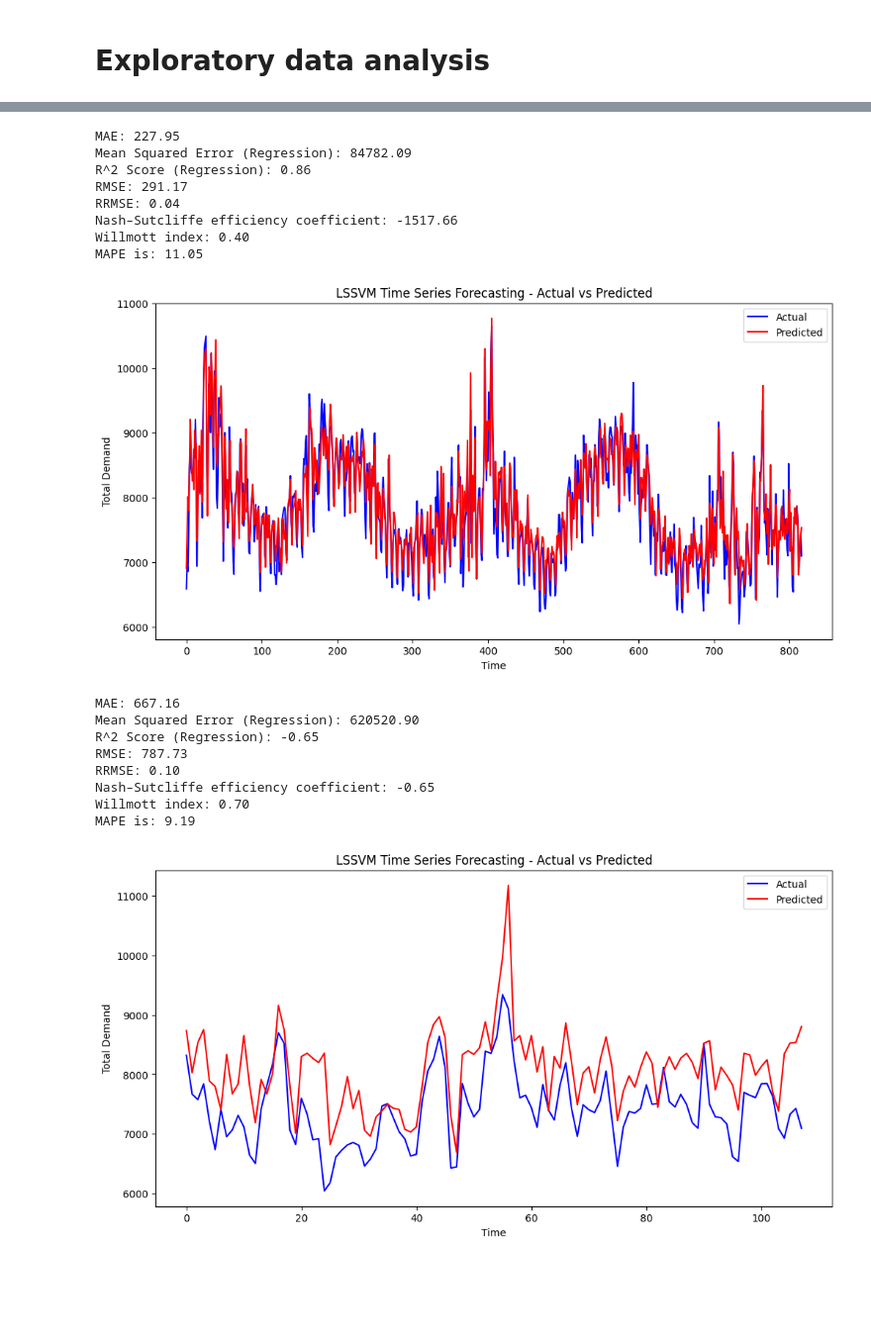
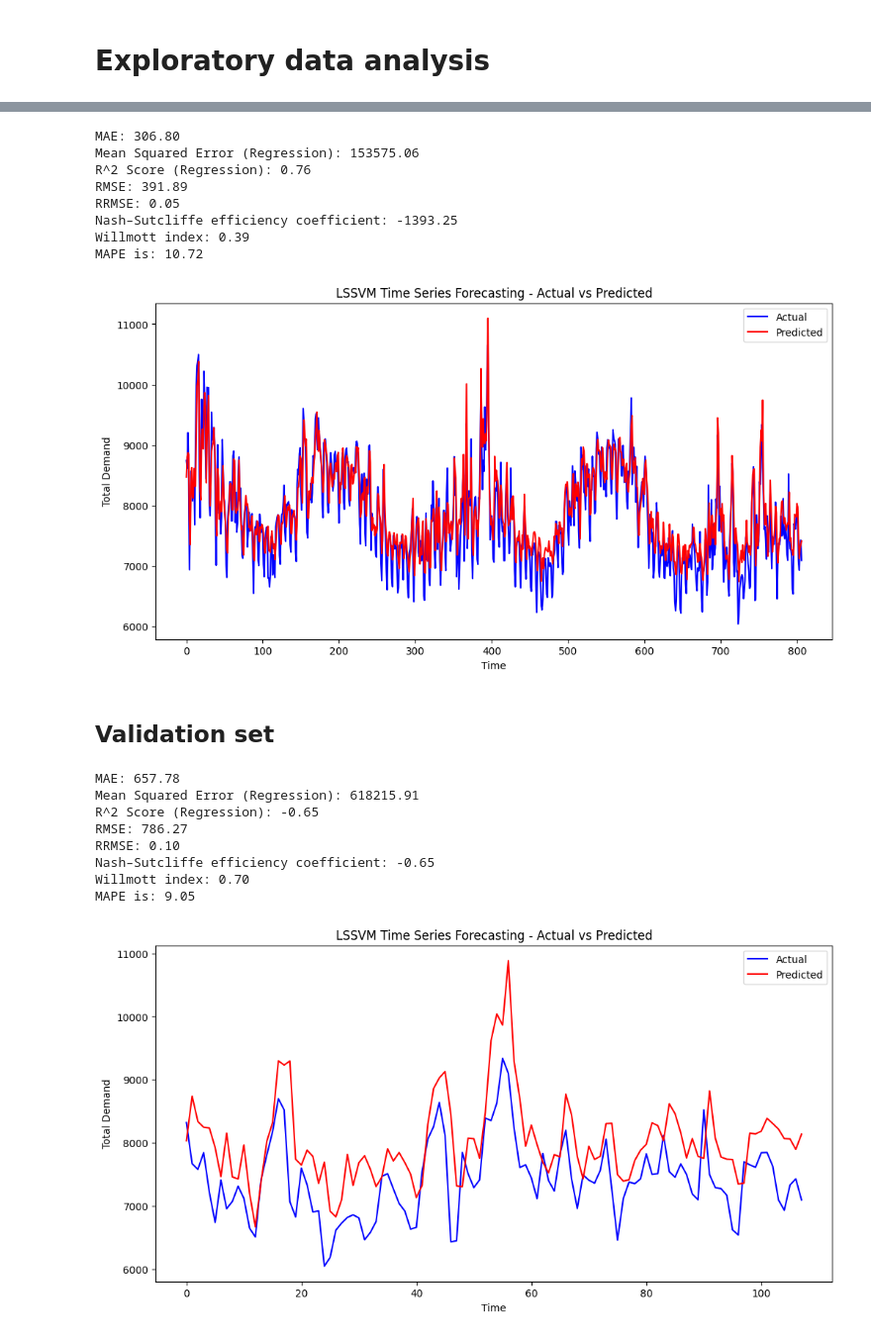
Before and after one commit to KaiJDect/Group10_project, a Jupyter notebook: src/notebooks/Geo_Modelling.ipynb, the cells around one changed output, grey strips where cells are left out. Shown at 99% size. Cells and saved outputs as stored; diff of their text form; code cells hidden in the pictures; blank space fills up the shorter version.

Commit message:
updated LSSVM modeling notebook 10/2

```diff
--- a/src/notebooks/Geo_Modelling.ipynb
+++ b/src/notebooks/Geo_Modelling.ipynb
@@ -252,0 +288,17 @@ plt.show()
+# %%
+# TODO: generate lag features using autocorrelation plots and correlation analysis
+lag_steps = [7, 14, 30]
+
+for lag in lag_steps:
+    data[f'TOTALDEMAND_lag_1'] = data['TOTALDEMAND'].shift(1)
+    data[f'TEMPERATURE_lag_{lag}'] = data['TEMPERATURE'].shift(lag)
+    # experiment more with lag features,
+    # find more literature with existing lag features
+    # provide reasoning
+        # other people have done something
+            # literature has shown that lag features are used in exisiting models
+            # no access and SILO data lagging was not required in exisiting literature
+        # experiment and testing
+        # time constraints
+    # discuss in future section
+# Drop rows with NaN values introduced by lagging
@@ -252,0 +309,13 @@ plt.show()
+# %%
+data.shape
+data.dropna(inplace=True)
+data['DATETIME'] = pd.to_datetime(data['DATETIME'])
+
+features = data.drop(columns=['DATETIME', 'TOTALDEMAND'])
+target = data['TOTALDEMAND']
+
+features_numpy = features.to_numpy()
+scaler = StandardScaler()
+features_scaled = scaler.fit_transform(features_numpy)
+
+print('\n'.join(features.columns))
@@ -259,32 +347,36 @@ lssvm_model = LSSVMRegressor(gamma=100, kernel='rbf', sigma=10)
 # %%
-# fit and predict
-lssvm_model.fit(X_train, y_train)
 y_pred = lssvm_model.predict(X_test)
 getEvaluationMetrics(y_test, y_pred, target)
 getPlots(y_test, y_pred, residuals = False)
 # %% [output]
-MAE: 227.95
-Mean Squared Error (Regression): 84782.09
-R^2 Score (Regression): 0.86
-RMSE: 291.17
-RRMSE: 0.04
-Nash–Sutcliffe efficiency coefficient: -1517.66
-Willmott index: 0.40
-MAPE is: 11.05
+MAE: 306.80
+Mean Squared Error (Regression): 153575.06
+R^2 Score (Regression): 0.76
+RMSE: 391.89
+RRMSE: 0.05
+Nash–Sutcliffe efficiency coefficient: -1393.25
+Willmott index: 0.39
+MAPE is: 10.72
-[figure, old version]
+[figure, new version]
+# %% [markdown]
+## Validation set
 # %%
-# custom daterange
 # "2020-12-01", "2021-03-18"
+
+X_test_custom, y_test_custom = get_date_range_split(
+    data, "2020-12-01", "2021-03-18", "TOTALDEMAND"
+)
+
 y_pred_custom = lssvm_model.predict(X_test_custom)
 getEvaluationMetrics(y_test_custom, y_pred_custom, target)
 getPlots(y_test_custom, y_pred_custom)
 # %% [output]
-MAE: 667.16
-Mean Squared Error (Regression): 620520.90
+MAE: 657.78
+Mean Squared Error (Regression): 618215.91
 R^2 Score (Regression): -0.65
-RMSE: 787.73
+RMSE: 786.27
 RRMSE: 0.10
 Nash–Sutcliffe efficiency coefficient: -0.65
 Willmott index: 0.70
-MAPE is: 9.19
+MAPE is: 9.05
-[figure, old version]
+[figure, new version]
```
Also changed, not shown: parts of 27 cells of this notebook, 2 other files.
